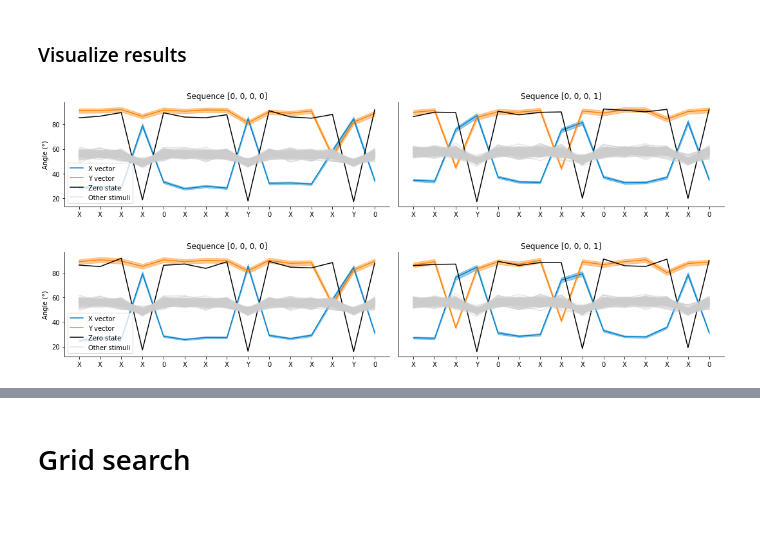
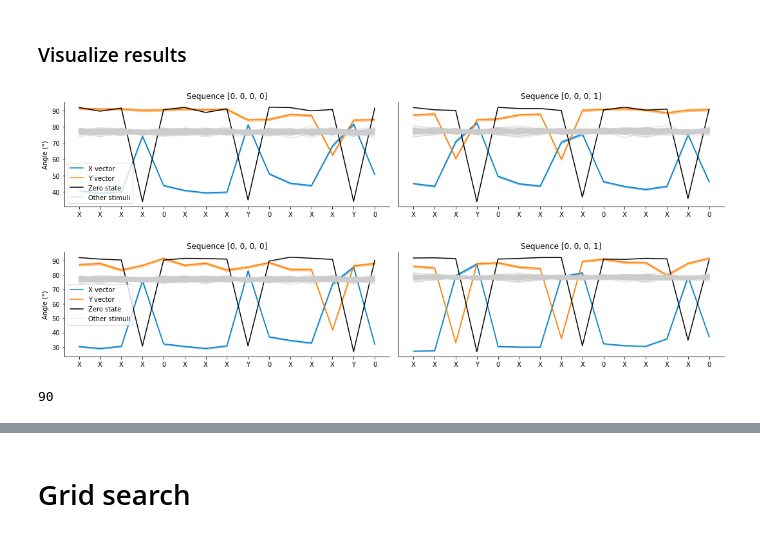
Before and after one commit to mebellet/RNNlocalglobal, a Jupyter notebook: RNN-Generalization.ipynb, the cells around one changed output, grey strips where cells are left out. Cells and saved outputs as stored; diff of their text form; code cells hidden in the pictures.

```diff
--- a/RNN-Generalization.ipynb
+++ b/RNN-Generalization.ipynb
@@ -244,21 +259,22 @@ seq_test = [[0,0,0,0],[0,0,0,1]]
 seq_test2 = [[0,0,0,1],[0,0,0,0]] # those are the global deviants
 Nseq = len(seq_test)
 repeats = 10 # repeats per chunk in each sequence
-input_size = 10 # dimensionality of the input
+input_size = 64 # dimensionality of the input
 dict_size = 100 # size of stimulus dictionary
-n_hidden = 512
+n_hidden = 1024
 n_layers = 1
 deviance_prob = 0.2
 p_dropout = 0
 
 # produce random stimulus pairs:
+dictionary = np.random.randn(dict_size,input_size)
 pairs = np.random.randn(dict_size,3,input_size)
 pairs_val = np.random.randn(dict_size,3,input_size)
 pairs_test = np.random.randn(dict_size,3,input_size)
-pairs_test_samestim = pairs.copy()[np.random.permutation(dict_size),:,:] # shuffle pairs from trained stimuli
+pairs_test_samestim = pairs.copy()[np.random.permutation(pairs.shape[0]),:,:] # shuffle pairs from trained stimuli
 zero_vector = np.random.randn(1,input_size) # this is used for the zero state
 all_stimuli = np.concatenate((np.reshape(pairs_test,(dict_size*3,input_size)),zero_vector),0)
-all_stimuli_samestim = np.concatenate((np.reshape(pairs_test_samestim,(dict_size*3,input_size)),zero_vector),0)
+all_stimuli_samestim = np.concatenate((np.reshape(pairs_test_samestim,(pairs.shape[0]*3,input_size)),zero_vector),0)
 nstim = all_stimuli.shape[0]
 
 # create training and test data
@@ -294,7 +310,7 @@ Loss = train_model(train_x,train_y, val_x,val_y,model)
 
 
 # evaluation
-Acc, Acc10, Acc_samestim, Acc10_samestim, AngleAll, AngleAll_samestim, Angle, Yhat, Yhat_samestim, Ytrue, Ytrue_samestim, Hidden = [],[],[],[],[],[],[],[],[],[],[],[]
+Acc, Acc10, Acc_samestim, Acc10_samestim, AngleAll, AngleAll_samestim, Angle, Yhat, Yhat_samestim, Ytrue, Ytrue_samestim, Hidden, Hidden_samestim = [],[],[],[],[],[],[],[],[],[],[],[],[]
 print('Evaluate...')
 for i in range(Nseq):
     Nback = 3*len(seq_test[i]) + 3 # predict last N=LENGTH*3 items of sequence; + 3 for zero states
@@ -302,16 +318,17 @@ for i in range(Nseq):
     # pre-allocate
     Acc.append(np.zeros((Nback,dict_size)))
     Acc10.append(np.zeros((Nback,dict_size)))
-    Acc_samestim.append(np.zeros((Nback,dict_size)))
-    Acc10_samestim.append(np.zeros((Nback,dict_size)))
+    Acc_samestim.append(np.zeros((Nback,pairs.shape[0])))
+    Acc10_samestim.append(np.zeros((Nback,pairs.shape[0])))
     AngleAll.append(np.zeros((Nback,dict_size,nstim)))
-    AngleAll_samestim.append(np.zeros((Nback,dict_size,nstim)))
+    AngleAll_samestim.append(np.zeros((Nback,pairs.shape[0],nstim)))
     Angle.append(np.zeros((Nback,dict_size)))
     Yhat.append(np.zeros((dict_size,Nback,input_size))) # store prediction here
     Ytrue.append(np.zeros((dict_size,Nback,input_size))) # store ground truth
-    Yhat_samestim.append(np.zeros((dict_size,Nback,input_size)) )# store prediction here
-    Ytrue_samestim.append(np.zeros((dict_size,Nback,input_size)) )# store ground truth
+    Yhat_samestim.append(np.zeros((pairs.shape[0],Nback,input_size)) )# store prediction here
+    Ytrue_samestim.append(np.zeros((pairs.shape[0],Nback,input_size)) )# store ground truth
     Hidden.append(np.zeros((dict_size,Nback,n_hidden)) )# hidden state activity
+    Hidden_samestim.append(np.zeros((pairs.shape[0],Nback,n_hidden)))
 
 
     test_x = []
@@ -348,6 +365,7 @@ for i in range(Nseq):
             Ytrue_samestim[i][:,j,:] = test_sequence_samestim[i][:,-Nback,:]
         else:
             Ytrue_samestim[i][:,j,:] = test_sequence_samestim[i][:,-Nback+j+1 ,:] # last item is zero state
+        Hidden_samestim[i][:,j,:] = h[j][0].detach().numpy()
 
     # compute angles and accuracy
     print('Compute accuracy sequence %s'%seq_test[i])
@@ -370,14 +388,15 @@ for i in range(Nseq):
             Acc[i][j,k] = np.argmin(AngleAll[i][j,k,:])==target_idx
             Acc10[i][j,k] = target_idx in np.argsort(AngleAll[i][j,k,:])[:10]
 
+        for k in range(pairs.shape[0]):
             # stimuli trained on
             yhat = Yhat_samestim[i][k,j,:]
             ytrue = Ytrue_samestim[i][k,j,:]
-            yrep = np.repeat(ytrue[None,:],nstim,0)
+            yrep = np.repeat(ytrue[None,:],all_stimuli_samestim.shape[0],0)
             target_idx = np.argmin(np.mean(abs(yrep-all_stimuli_samestim),1))
 
             ynorm = yhat/np.linalg.norm(yhat)
-            dic = np.array([all_stimuli_samestim[u,:]/np.linalg.norm(all_stimuli_samestim[u,:]) for u in range(nstim)])
+            dic = np.array([all_stimuli_samestim[u,:]/np.linalg.norm(all_stimuli_samestim[u,:]) for u in range(all_stimuli_samestim.shape[0])])
             for s in range(nstim):
                 AngleAll_samestim[i][j,k,s] = np.arccos(ynorm@dic[s,:]) * 180/np.pi
             # angle with correct vector
@@ -430,9 +449,9 @@ TargetResp = []
 SmallestResp = []
 for which_seq in range(Nseq): # loop through sequences
     Nback = len(seq_test[which_seq])*3 + 3
-    TargetResp.append(np.zeros((Nback,pairs.shape[0],3)))
-    SmallestResp.append(np.zeros((Nback,pairs.shape[0])))
-    for stimulus in range(pairs.shape[0]): # loop through all stimuli
+    TargetResp.append(np.zeros((Nback,pairs_test.shape[0],3)))
+    SmallestResp.append(np.zeros((Nback,pairs_test.shape[0])))
+    for stimulus in range(pairs_test.shape[0]): # loop through all stimuli
         for i in range(3):
             TargetResp[which_seq][:,stimulus,i] = AngleAll[which_seq][:,stimulus,stimulus*3+i]
         # get vector closest to the selected but first three
@@ -475,43 +494,47 @@ for which_seq in range(Nseq): # loop through sequences
     TargetResp.append(np.zeros((Nback,pairs.shape[0],3)))
     SmallestResp.append(np.zeros((Nback,pairs.shape[0])))
     for stimulus in range(pairs.shape[0]): # loop through all stimuli
-        for i in range(3):
+        for i in range(2):
             TargetResp[which_seq][:,stimulus,i] = AngleAll_samestim[which_seq][:,stimulus,stimulus*3+i]
-        SmallestResp[which_seq][:,stimulus] = np.sort(np.delete(AngleAll[which_seq][:,stimulus,:],(stimulus*3,stimulus*3+2,stimulus*3+1),-1),-1)[:,int(dict_size*0.1)]
+        SmallestResp[which_seq][:,stimulus] = np.sort(np.delete(AngleAll[which_seq][:,stimulus,:],(stimulus*3,stimulus*3+2,stimulus*3+1),-1),-1)[:,int(pairs.shape[0]*0.1)]
 
 fig,ax = plt.subplots(1,Nseq,figsize=(15,3))
 col = [[0,.5,.8],[1,.5,0],[0.3,.7,0]]
 for which_seq in range(Nseq):
     N = len(seq_test[which_seq])*3 + 3
     for i in range(2):
         m = np.mean(TargetResp[which_seq][:,:,i],1)
         sem = np.std(TargetResp[which_seq][:,:,i],1)/np.sqrt(pairs.shape[0])
         ax[which_seq].plot(np.arange(N),m,color=col[i])
         ax[which_seq].fill_between(np.arange(N),m-sem,m+sem,color=col[i],alpha=.4)
     m = np.mean(AngleAll_samestim[which_seq][:,:,-1],1)
     ax[which_seq].plot(np.arange(N),m,color=[0,0,0])
     #m = np.mean(AngleAll_samestim[which_seq][:,:,:,],1)
     ax[which_seq].plot(np.arange(N),SmallestResp[which_seq],color=[.8,.8,.8],alpha=.5)
     ax[which_seq].spines['right'].set_visible(False)
     ax[which_seq].spines['top'].set_visible(False)
     ax[which_seq].set_title('Sequence %s'%seq_test[which_seq])
     ax[which_seq].set_xticks(np.arange(N))
     ticks = []
     for t in range(N):
         ticks.append(xlabels[test_seq[which_seq][t]])
     ax[which_seq].set_xticklabels(ticks)
     if which_seq>0:
         ax[which_seq].set_yticks(())
     ax[0].set_ylabel('Angle (°)')
     ax[0].legend(['X vector','Y vector','Zero state','Other stimuli'])
 plt.savefig('NIP_Angles.pdf')
 plt.tight_layout()
 plt.savefig('NIP_Angles_local-global.pdf')
 plt.savefig('NIP_Angles_local-global.png')
 plt.show()
 # %% [output]
-[figure, old version]
+[figure, new version]
-[figure, old version]
+[figure, new version]
+# %%
+pairs.shape[0]
+# %% [output]
+90
 # %%
 # overlay global standard and post-global deviant
 fig,ax = plt.subplots(1,Nseq,figsize=(15,3))
```
Also changed, not shown: parts of 14 cells of this notebook.
